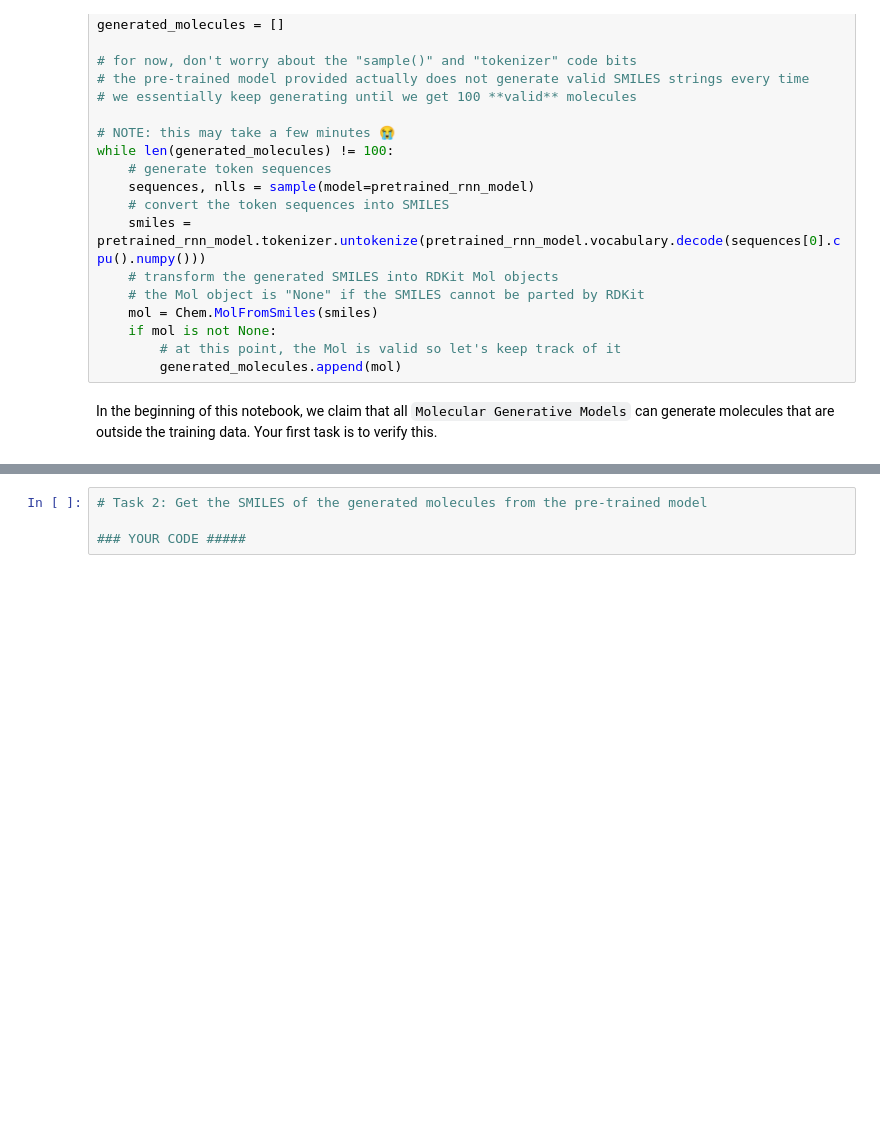
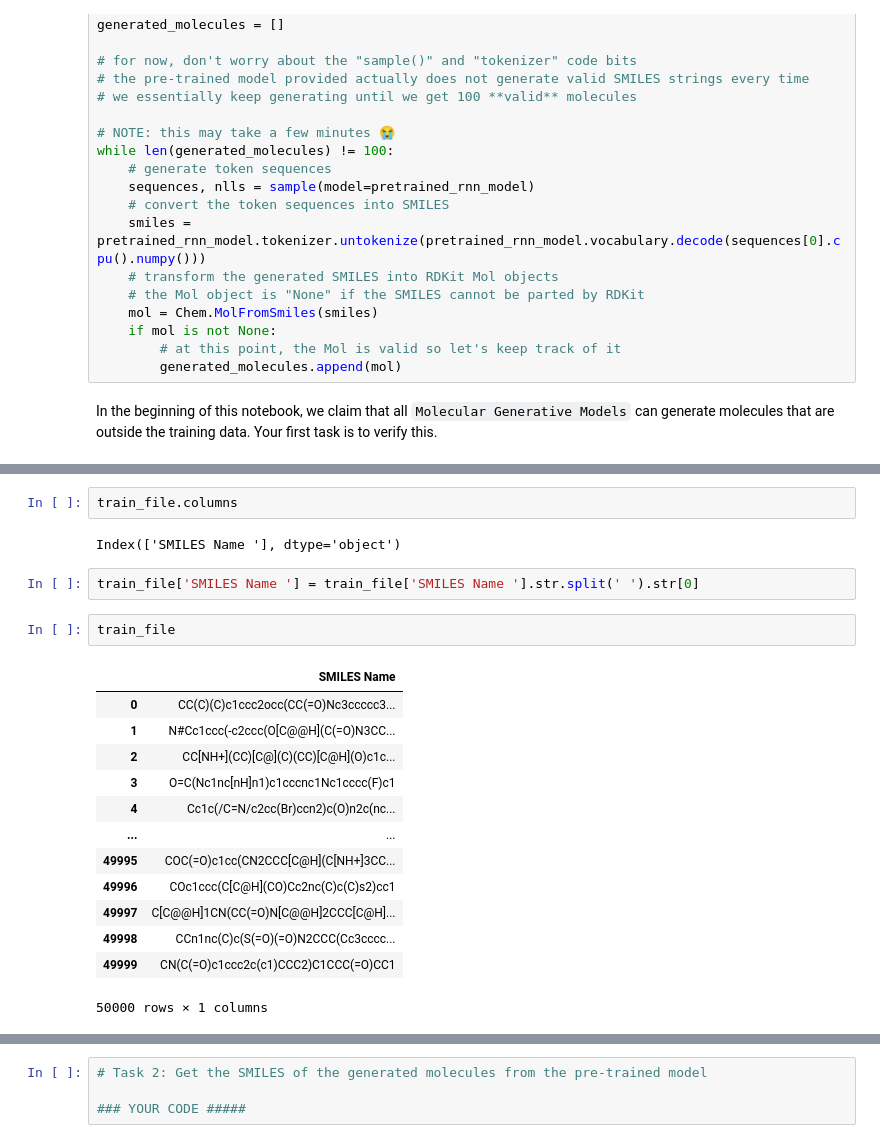
Before and after one commit to natbaran/chem-taste-gui, a Jupyter notebook: notebooks/05 - Generative Models/Molecular Generative Models.ipynb, the cells around one changed output, grey strips where cells are left out. Cells and saved outputs as stored; diff of their text form; blank space fills up the shorter version.

```diff
--- a/notebooks/05 - Generative Models/Molecular Generative Models.ipynb
+++ b/notebooks/05 - Generative Models/Molecular Generative Models.ipynb
@@ -194,3 +246,25 @@ In the beginning of this notebook, we claim that all `Molecular Generative Model
+# %%
+train_file.columns
+# %% [output]
+Index(['SMILES Name '], dtype='object')
+# %%
+train_file['SMILES Name '] = train_file['SMILES Name '].str.split(' ').str[0]
+# %%
+train_file
+# %% [output]
+|  | SMILES Name |
+| 0 | CC(C)(C)c1ccc2occ(CC(=O)Nc3ccccc3... |
+| 1 | N#Cc1ccc(-c2ccc(O[C@@H](C(=O)N3CC... |
+| 2 | CC[NH+](CC)[C@](C)(CC)[C@H](O)c1c... |
+| 3 | O=C(Nc1nc[nH]n1)c1cccnc1Nc1cccc(F)c1 |
+| 4 | Cc1c(/C=N/c2cc(Br)ccn2)c(O)n2c(nc... |
+| ... | ... |
+| 49995 | COC(=O)c1cc(CN2CCC[C@H](C[NH+]3CC... |
+| 49996 | COc1ccc(C[C@H](CO)Cc2nc(C)c(C)s2)cc1 |
+| 49997 | C[C@@H]1CN(CC(=O)N[C@@H]2CCC[C@H]... |
+| 49998 | CCn1nc(C)c(S(=O)(=O)N2CCC(Cc3cccc... |
+| 49999 | CN(C(=O)c1ccc2c(c1)CCC2)C1CCC(=O)CC1 |
+50000 rows × 1 columns
 # %%
 # there is a file called "zinc.smi" in the "data" folder that contains 50000 SMILES strings
 # that form the training data for the provided pre-trained model
```
Also changed, not shown: parts of 8 cells of this notebook.
